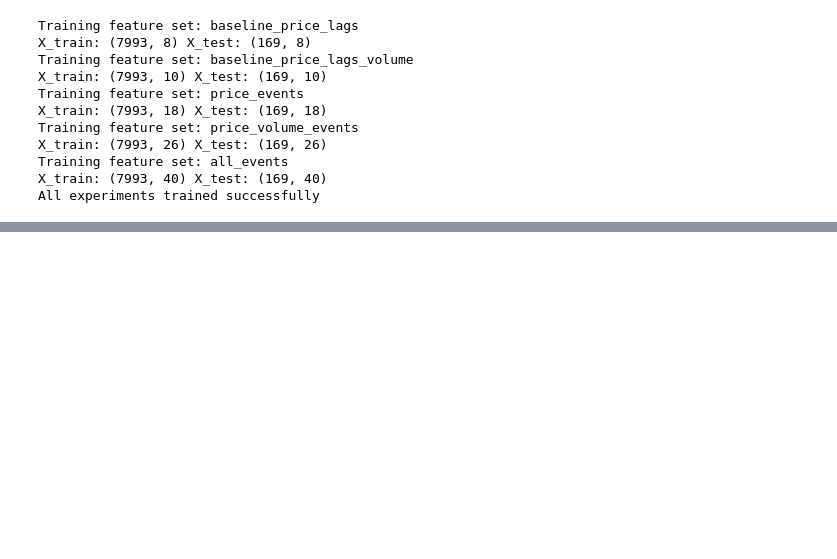
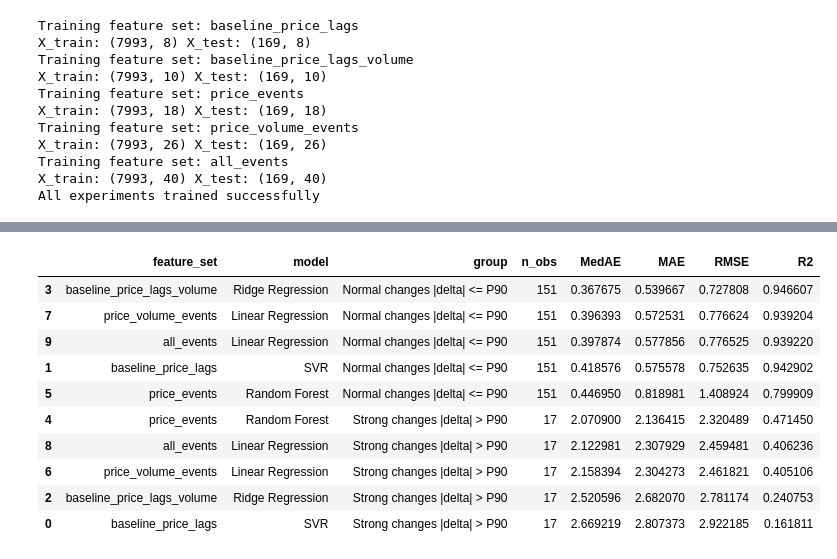
Before and after one commit to huugoox/tfg, a Jupyter notebook: notebooks/05_machine_learning-models.ipynb, the cells around one changed output, grey strips where cells are left out. Drawn from its saved outputs; the diff is of its cells as text; code cells hidden in the pictures; blank space fills up the shorter version.

```diff
--- a/notebooks/05_machine_learning-models.ipynb
+++ b/notebooks/05_machine_learning-models.ipynb
@@ -438,0 +522,48 @@ best_by_feature_set
+# %%
+# ============================================================
+# 12. SUDDEN PRICE CHANGE PERFORMANCE - ML MODELS
+# ============================================================
+
+# Absolute hourly price change in the test set
+test_price_delta = y_test.diff().abs()
+
+# Threshold for strong changes, using P90 of absolute changes
+delta_p90 = test_price_delta.quantile(0.90)
+
+strong_change_mask = test_price_delta > delta_p90
+normal_change_mask = test_price_delta <= delta_p90
+
+change_ml_results = []
+
+for feature_set_name, model_name in selected_models:
+    y_pred = experiment_predictions[(feature_set_name, model_name)]
+
+    for group_name, mask in {
+        "Strong changes |delta| > P90": strong_change_mask,
+        "Normal changes |delta| <= P90": normal_change_mask
+    }.items():
+
+        metrics = evaluate_model_on_mask(y_test, y_pred, mask)
+
+        change_ml_results.append({
+            "feature_set": feature_set_name,
+            "model": model_name,
+            "group": group_name,
+            **metrics
+        })
+
+change_ml_df = pd.DataFrame(change_ml_results)
+
+change_ml_df.sort_values(["group", "MedAE", "MAE", "RMSE"])
+# %% [output]
+|  | feature_set | model | group | n_obs | MedAE | MAE | RMSE | R2 |
+| 3 | baseline_price_lags_volume | Ridge Regression | Normal changes |delta| <= P90 | 151 | 0.367675 | 0.539667 | 0.727808 | 0.946607 |
+| 7 | price_volume_events | Linear Regression | Normal changes |delta| <= P90 | 151 | 0.396393 | 0.572531 | 0.776624 | 0.939204 |
+| 9 | all_events | Linear Regression | Normal changes |delta| <= P90 | 151 | 0.397874 | 0.577856 | 0.776525 | 0.939220 |
+| 1 | baseline_price_lags | SVR | Normal changes |delta| <= P90 | 151 | 0.418576 | 0.575578 | 0.752635 | 0.942902 |
+| 5 | price_events | Random Forest | Normal changes |delta| <= P90 | 151 | 0.446950 | 0.818981 | 1.408924 | 0.799909 |
+| 4 | price_events | Random Forest | Strong changes |delta| > P90 | 17 | 2.070900 | 2.136415 | 2.320489 | 0.471450 |
+| 8 | all_events | Linear Regression | Strong changes |delta| > P90 | 17 | 2.122981 | 2.307929 | 2.459481 | 0.406236 |
+| 6 | price_volume_events | Linear Regression | Strong changes |delta| > P90 | 17 | 2.158394 | 2.304273 | 2.461821 | 0.405106 |
+| 2 | baseline_price_lags_volume | Ridge Regression | Strong changes |delta| > P90 | 17 | 2.520596 | 2.682070 | 2.781174 | 0.240753 |
+| 0 | baseline_price_lags | SVR | Strong changes |delta| > P90 | 17 | 2.669219 | 2.807373 | 2.922185 | 0.161811 |
```
Also changed, not shown: parts of 7 cells of this notebook.
